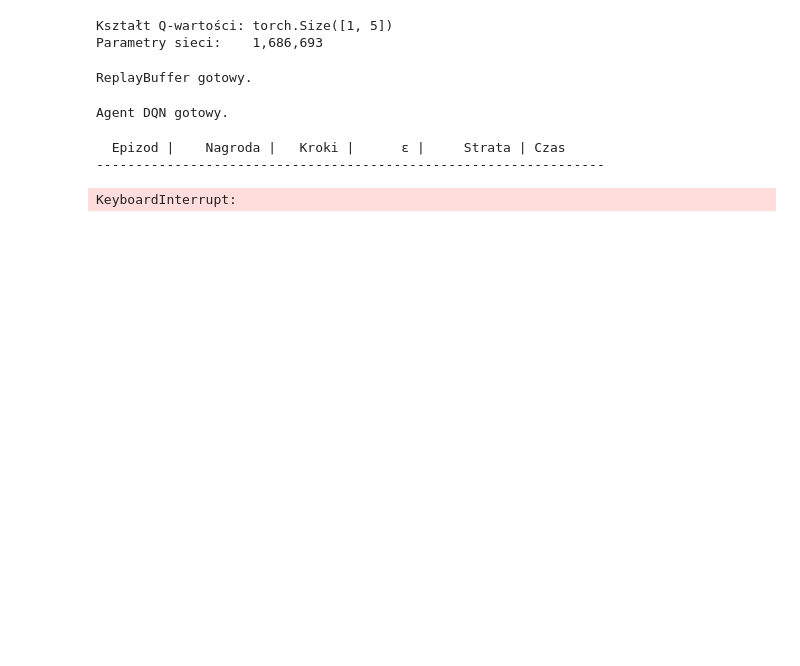
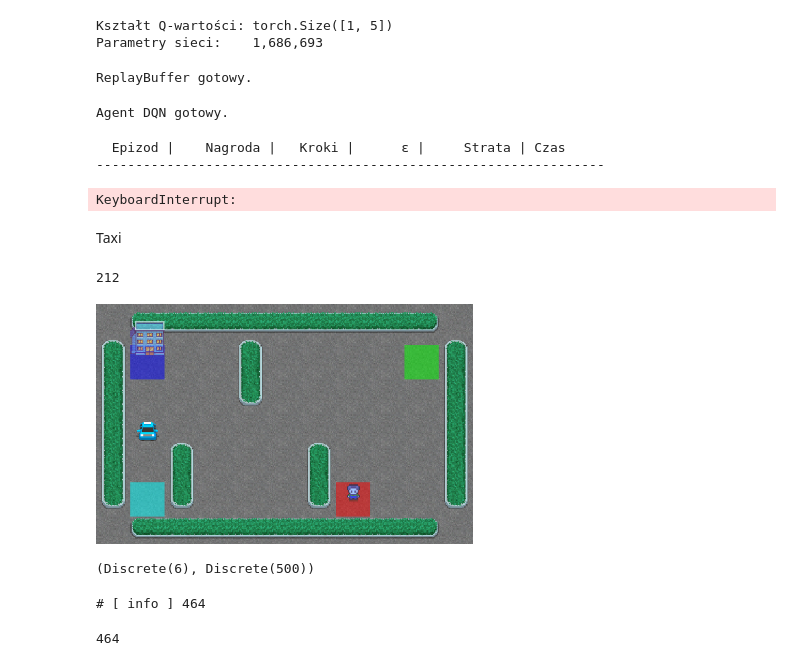
Before and after one commit to Slasq/Uczenie-maszynowe, a Jupyter notebook: Q - Learning i gambling.ipynb, the cells around one changed output. Saved outputs shown, nothing was run; the diff lists cells and outputs as text; code cells hidden in the pictures; blank space fills up the shorter version.

```diff
--- a/Q - Learning i gambling.ipynb
+++ b/Q - Learning i gambling.ipynb
@@ -474,3 +474,44 @@ if frames_to_show:
         axes[i].axis('off')
     plt.tight_layout()
     plt.show()
+# %% [markdown]
+Taxi
+# %%
+env = gym.make('Taxi-v4' , render_mode=mode) # rgb_array
+#env = gym.make('Blackjack-v1', natural=True, sab=False, render_mode='rgb_array') # rgb_array
+
+#observation, info = env.reset()
+observation, _ = env.reset()
+print(f"{observation}")
+img = env.render();
+w, h, _ = img.shape
+ratio = h/w                 # !!!
+new_w, new_h = int(ratio* 240), 240 # !!!
+cv2_imshow( cv2.resize(img, (new_w, new_h)) ) # OpenCV
+#env.close()
+# %% [output]
+212
+[figure, added]
+# %%
+env.action_space, env.observation_space
+# %% [output]
+(Discrete(6), Discrete(500))
+# %%
+def flatten_state(env, obs):
+    print(f"# [ info ] {obs}")
+    if isinstance(obs, int):
+        return obs
+    else:
+        ans = obs[0];
+        prod = 1;
+        for n in range(1, len(obs)):
+            prod *= env.observation_space[n-1].n
+            ans += prod*obs[n]
+            #print(f"{prod*obs[n], prod}")
+        return ans
+
+observation, _ = env.reset()
+flatten_state(env, observation)
+# %% [output]
+# [ info ] 464
+464
```
Also changed, not shown: parts of 8 cells of this notebook.
